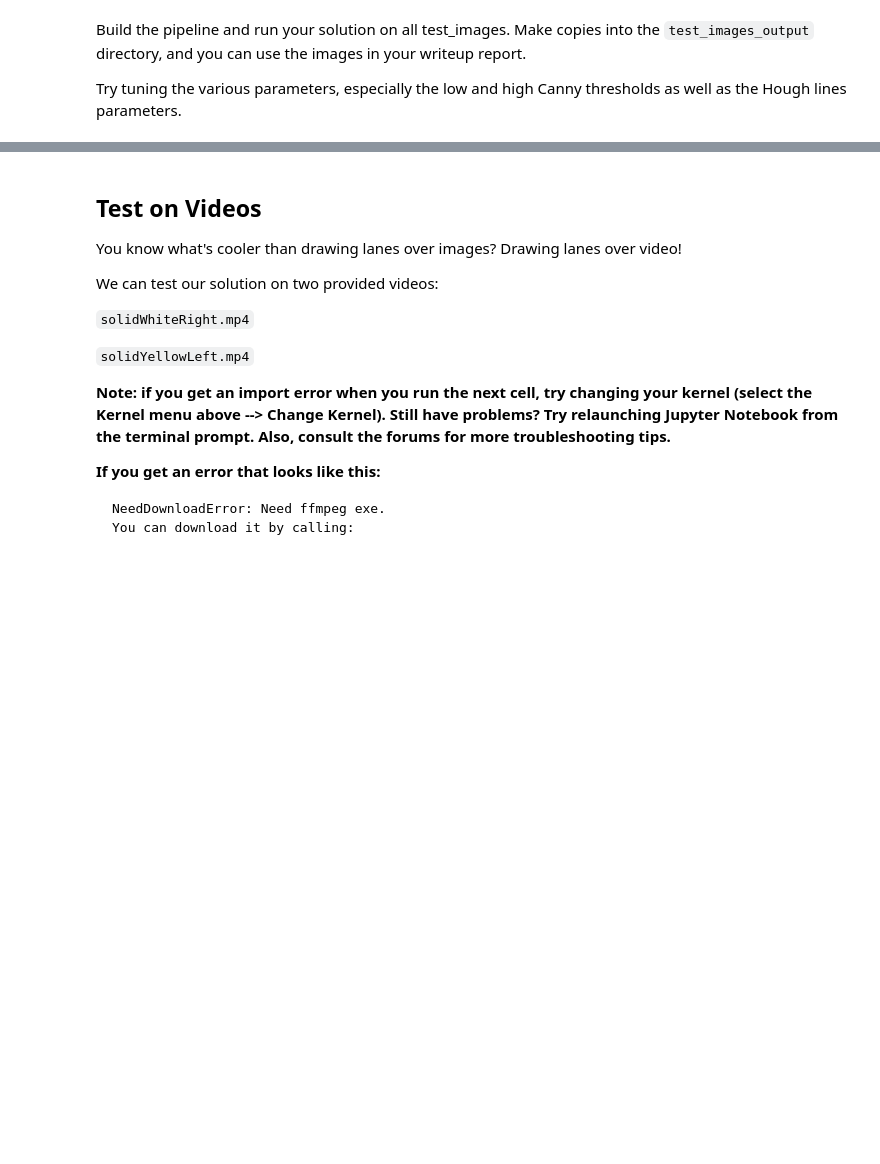
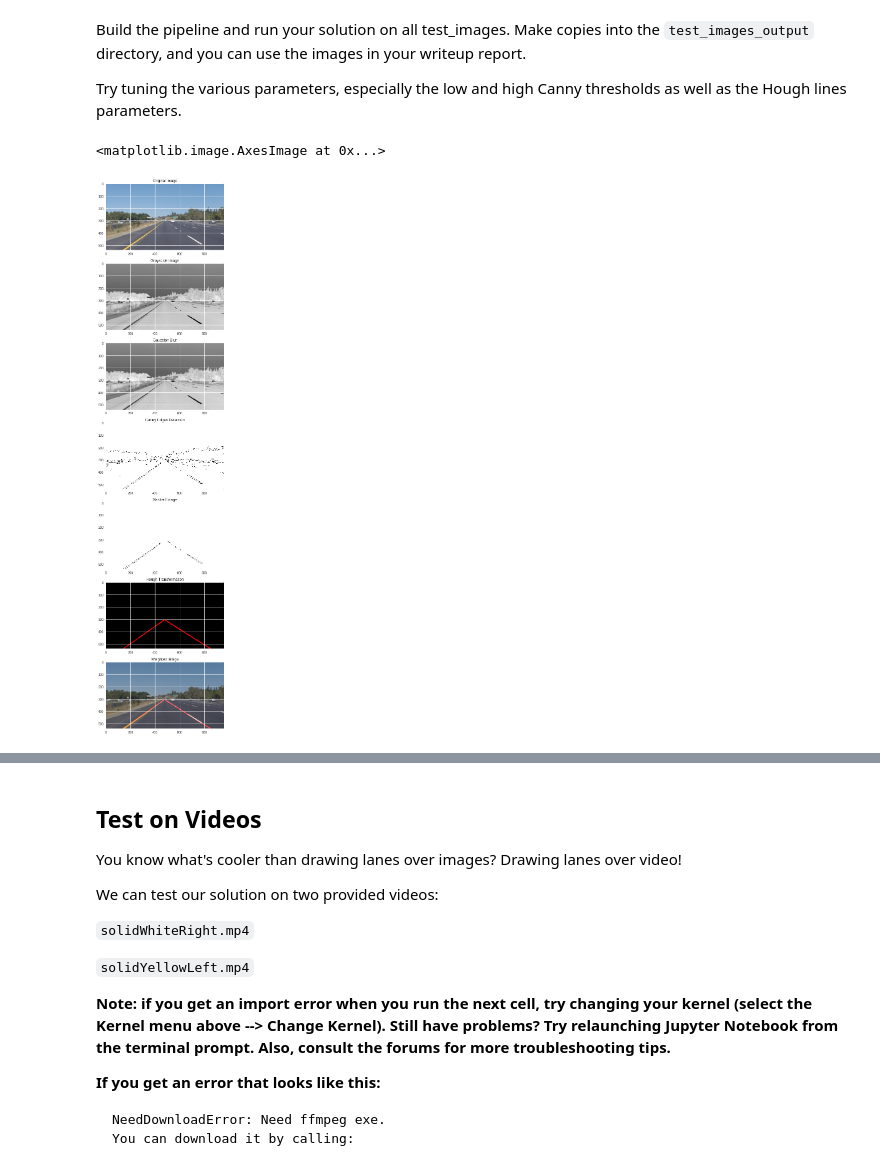
Before and after one commit to rajatgoyal715/SDCND-P1-FindingLaneLines, a Jupyter notebook: P1.ipynb, the cells around one changed output, grey strips where cells are left out. Cells and saved outputs as stored; diff of their text form; code cells hidden in the pictures; blank space fills up the shorter version.

Commit message:
Add code to generate pipeline images

```diff
--- a/P1.ipynb
+++ b/P1.ipynb
@@ -247,6 +237,57 @@ print(images_names)
 Build the pipeline and run your solution on all test_images. Make copies into the `test_images_output` directory, and you can use the images in your writeup report.
 
 Try tuning the various parameters, especially the low and high Canny thresholds as well as the Hough lines parameters.
+# %%
+image_name = images_names[0]
+fig = plt.figure(figsize=(18,32))
+
+fig.add_subplot(7, 1, 1)
+image = mpimg.imread(F"{project_path}/test_images/{image_name}")
+plt.title("Original Image")
+plt.imshow(image)
+
+fig.add_subplot(7, 1, 2)
+gray_image = grayscale(image)
+plt.title("Grayscale Image")
+plt.imshow(gray_image)
+
+fig.add_subplot(7, 1, 3)
+blur_image = gaussian_blur(gray_image, kernel_size=5)
+plt.title("Gaussian Blur")
+plt.imshow(blur_image)
+
+fig.add_subplot(7, 1, 4)
+canny_edges_image = canny(blur_image, 50, 150)
+plt.title("Canny Edges Detection")
+plt.imshow(canny_edges_image)
+
+fig.add_subplot(7, 1, 5)
+imshape = image.shape
+vertices = np.array(
+    [[
+      (0.10*imshape[1], imshape[0]),
+      (0.47*imshape[1], 0.57*imshape[0]),
+      (0.51*imshape[1], 0.57*imshape[0]),
+      (0.97*imshape[1], imshape[0])
+    ]],
+    dtype=np.int32
+)
+masked_image = region_of_interest(canny_edges_image, vertices)
+plt.title("Masked Image")
+plt.imshow(masked_image)
+
+fig.add_subplot(7, 1, 6)
+color_edges = hough_lines(masked_image,2,np.pi/180,15,40,25)
+plt.title("Hough Transformation")
+plt.imshow(color_edges)
+
+fig.add_subplot(7, 1, 7)
+weighted_image = weighted_img(color_edges, image)
+plt.title("Weighted Image")
+plt.imshow(weighted_image)
+# %% [output]
+<matplotlib.image.AxesImage at 0x...>
+[figure, added]
 # %%
 def findLaneLines(image, grayFlag = True):
   # Grayscale, Gaussian Blur and Canny Edges
```
Also changed, not shown: parts of 8 cells of this notebook.
